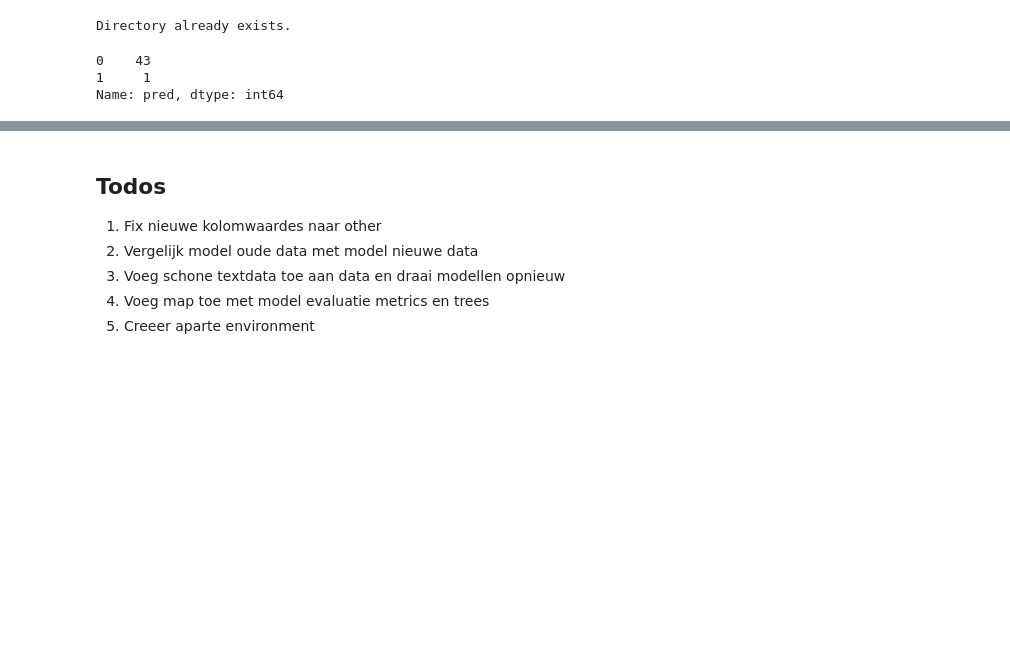
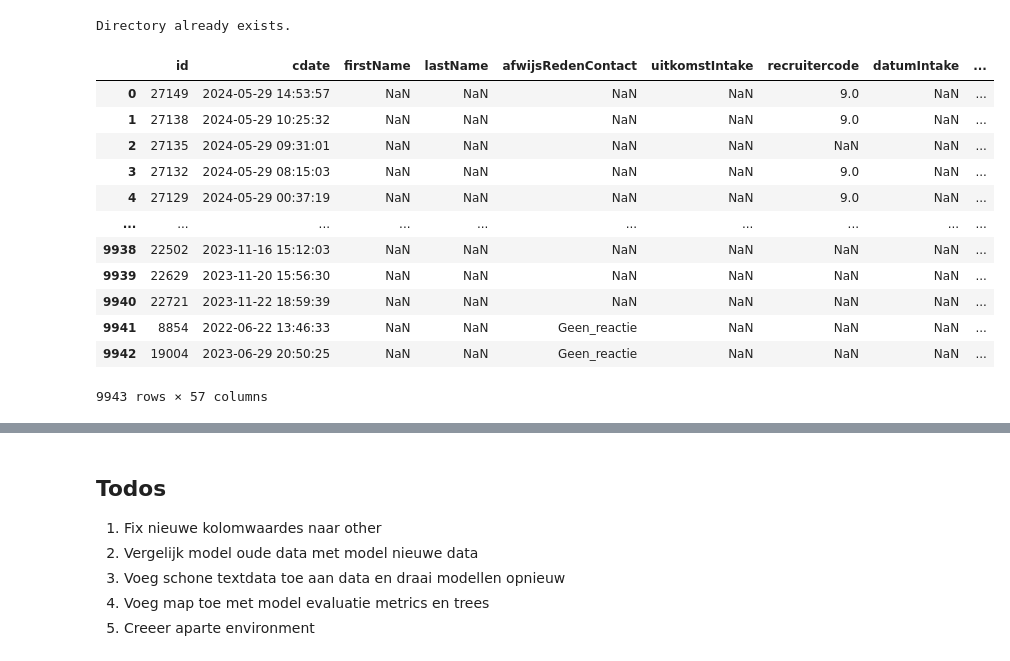
Before and after one commit to peterfaasse/BastianLewis_StrevonForecasting, a Jupyter notebook: BastianLewisModelRun.ipynb, the cells around one changed output, grey strips where cells are left out. Saved outputs shown, nothing was run; the diff lists cells and outputs as text; code cells hidden in the pictures; blank space fills up the shorter version.

```diff
--- a/BastianLewisModelRun.ipynb
+++ b/BastianLewisModelRun.ipynb
@@ -31,7 +31,7 @@ df_kandidaten = pd.read_excel(file_path)
 # %%
 df_kandidaten = pd.read_excel(r"C:\Users\peter\Projects\HR_Forecasting\data\BastianLewisData.xlsx", "Result 1")
 # %%
-df_kandidaten = df_kandidaten.sample(100)
+##df_kandidaten = df_kandidaten.sample(100)
 # %% [markdown]
 ## Lees model en metadata in
 # %%
@@ -83,9 +83,19 @@ output_path = f"results/{model_name}_predictions_{datetimestring}.xlsx"
 model_pred.to_excel(output_path, index=False)
 # %% [output]
 Directory already exists.
-# %%
-model_pred['pred'].value_counts()
-# %% [output]
-0    43
-1     1
-Name: pred, dtype: int64
+# %%
+df_kandidaten
+# %% [output]
+|  | id | cdate | firstName | lastName | afwijsRedenContact | uitkomstIntake | recruitercode | datumIntake | ... |
+| 0 | 27149 | 2024-05-29 14:53:57 | NaN | NaN | NaN | NaN | 9.0 | NaN | ... |
+| 1 | 27138 | 2024-05-29 10:25:32 | NaN | NaN | NaN | NaN | 9.0 | NaN | ... |
+| 2 | 27135 | 2024-05-29 09:31:01 | NaN | NaN | NaN | NaN | NaN | NaN | ... |
+| 3 | 27132 | 2024-05-29 08:15:03 | NaN | NaN | NaN | NaN | 9.0 | NaN | ... |
+| 4 | 27129 | 2024-05-29 00:37:19 | NaN | NaN | NaN | NaN | 9.0 | NaN | ... |
+| ... | ... | ... | ... | ... | ... | ... | ... | ... | ... |
+| 9938 | 22502 | 2023-11-16 15:12:03 | NaN | NaN | NaN | NaN | NaN | NaN | ... |
+| 9939 | 22629 | 2023-11-20 15:56:30 | NaN | NaN | NaN | NaN | NaN | NaN | ... |
+| 9940 | 22721 | 2023-11-22 18:59:39 | NaN | NaN | NaN | NaN | NaN | NaN | ... |
+| 9941 | 8854 | 2022-06-22 13:46:33 | NaN | NaN | Geen_reactie | NaN | NaN | NaN | ... |
+| 9942 | 19004 | 2023-06-29 20:50:25 | NaN | NaN | Geen_reactie | NaN | NaN | NaN | ... |
+9943 rows × 57 columns
```
Also changed, not shown: parts of 5 cells of this notebook, 26 other files.
